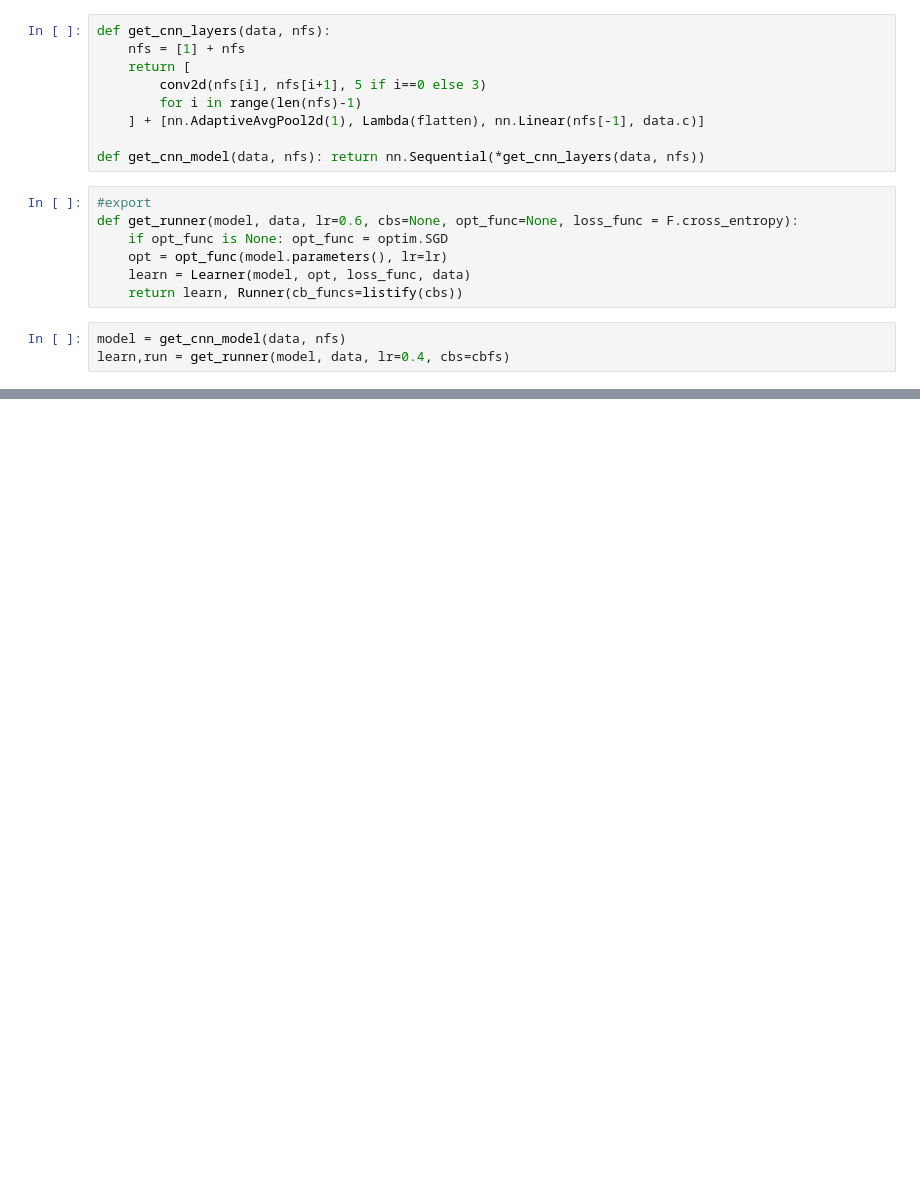
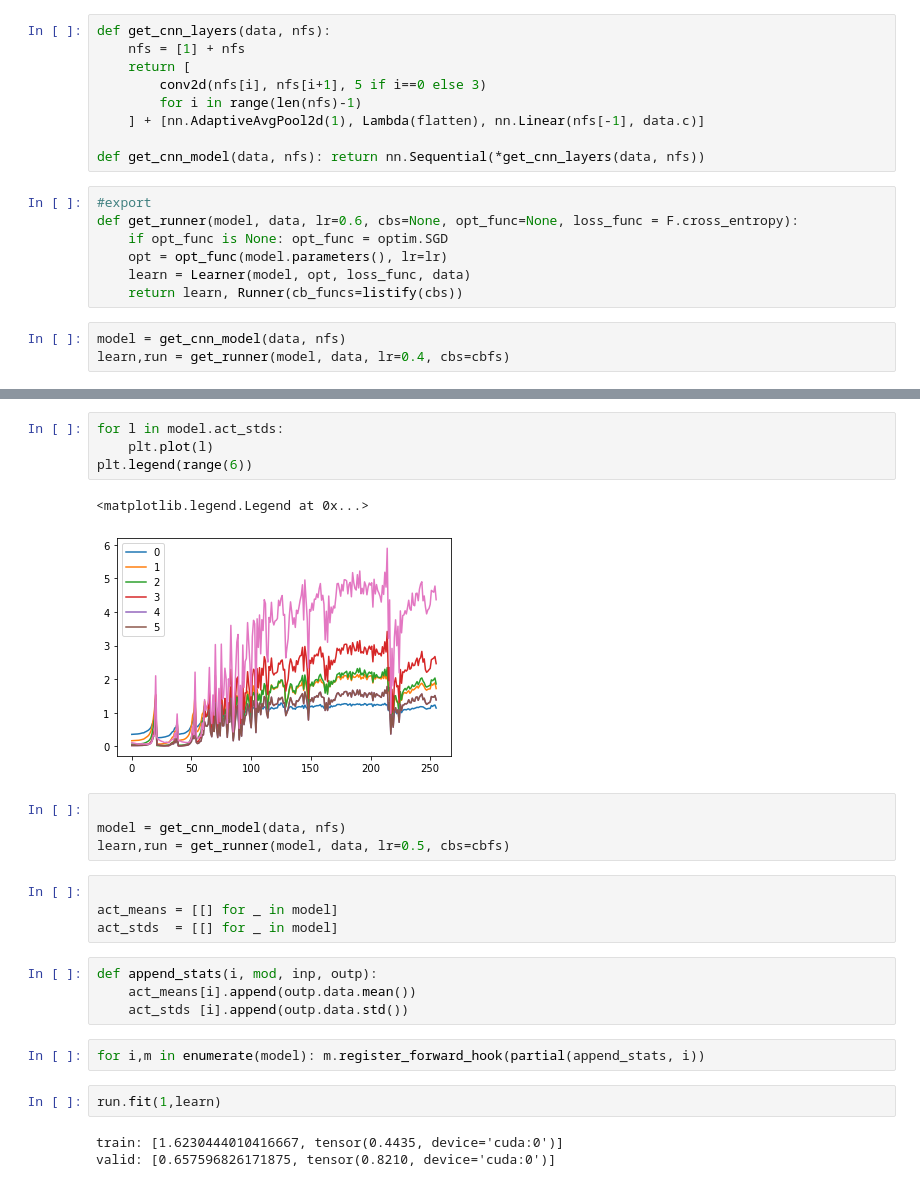
Before and after one commit to jkuzmanovik/fastdeep, a Jupyter notebook: 06_cuda_cnn_hooks_init.ipynb, the cells around one changed output, grey strips where cells are left out. Saved outputs shown, nothing was run; the diff lists cells and outputs as text; blank space fills up the shorter version.

```diff
--- a/06_cuda_cnn_hooks_init.ipynb
+++ b/06_cuda_cnn_hooks_init.ipynb
@@ -172,0 +204,26 @@ valid: [0.14968392333984376, tensor(0.9536, device='cuda:0')]
+# %%
+for l in model.act_stds:
+    plt.plot(l)
+plt.legend(range(6))
+# %% [output]
+<matplotlib.legend.Legend at 0x...>
+[figure, added]
+# %%
+
+model = get_cnn_model(data, nfs)
+learn,run = get_runner(model, data, lr=0.5, cbs=cbfs)
+# %%
+
+act_means = [[] for _ in model]
+act_stds  = [[] for _ in model]
+# %%
+def append_stats(i, mod, inp, outp):
+    act_means[i].append(outp.data.mean())
+    act_stds [i].append(outp.data.std())
+# %%
+for i,m in enumerate(model): m.register_forward_hook(partial(append_stats, i))
+# %%
+run.fit(1,learn)
+# %% [output]
+train: [1.6230444010416667, tensor(0.4435, device='cuda:0')]
+valid: [0.657596826171875, tensor(0.8210, device='cuda:0')]
```
Also changed, not shown: parts of 26 cells of this notebook.
